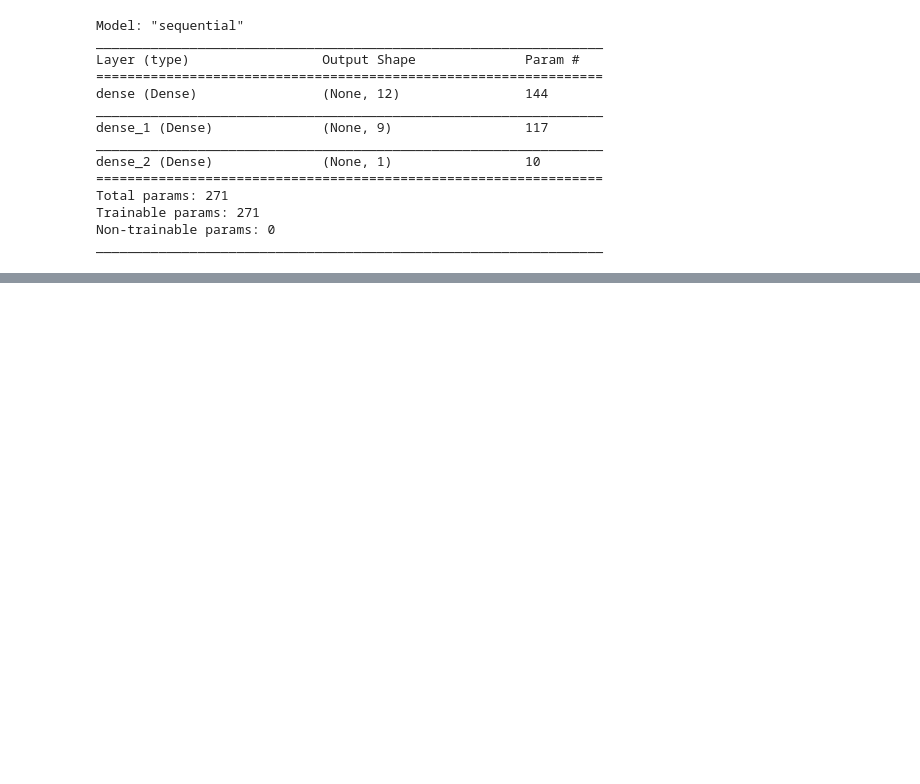
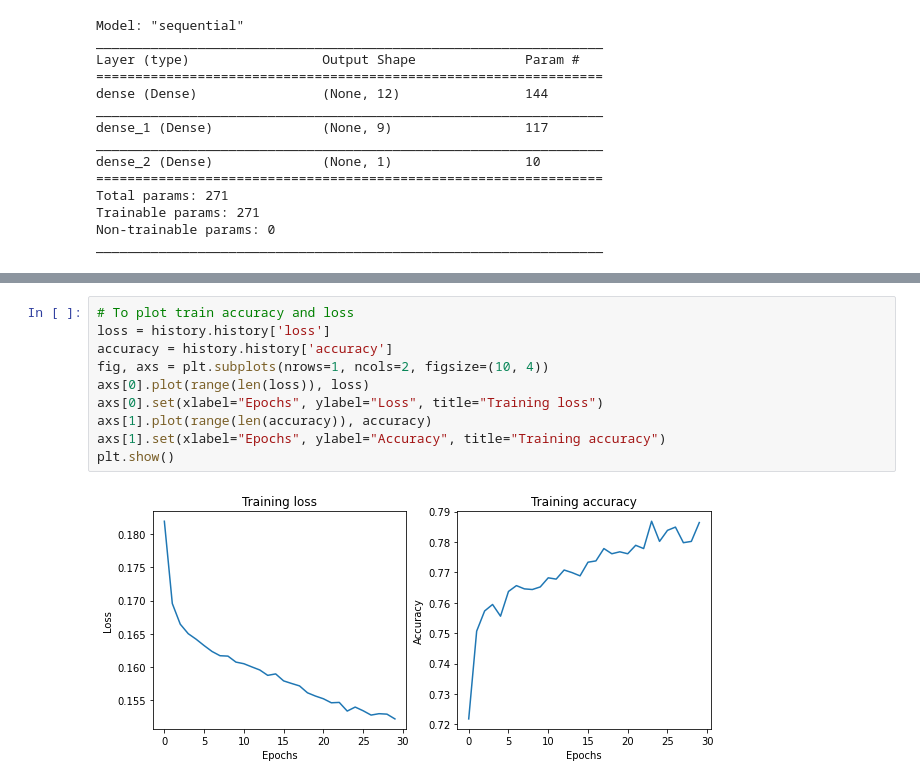
Before and after one commit to JayeshItaliya86/DL-wine-quality, a Jupyter notebook: base_model.ipynb, the cells around one changed output, grey strips where cells are left out. Cells and saved outputs as stored; diff of their text form; blank space fills up the shorter version.

```diff
--- a/base_model.ipynb
+++ b/base_model.ipynb
@@ -290,0 +295,12 @@ plt.show()
+# %%
+# To plot train accuracy and loss
+loss = history.history['loss']
+accuracy = history.history['accuracy']
+fig, axs = plt.subplots(nrows=1, ncols=2, figsize=(10, 4))
+axs[0].plot(range(len(loss)), loss)
+axs[0].set(xlabel="Epochs", ylabel="Loss", title="Training loss")
+axs[1].plot(range(len(accuracy)), accuracy)
+axs[1].set(xlabel="Epochs", ylabel="Accuracy", title="Training accuracy")
+plt.show()
+# %% [output]
+[figure, added]
```
Also changed, not shown: parts of 18 cells of this notebook, 4 other files.
